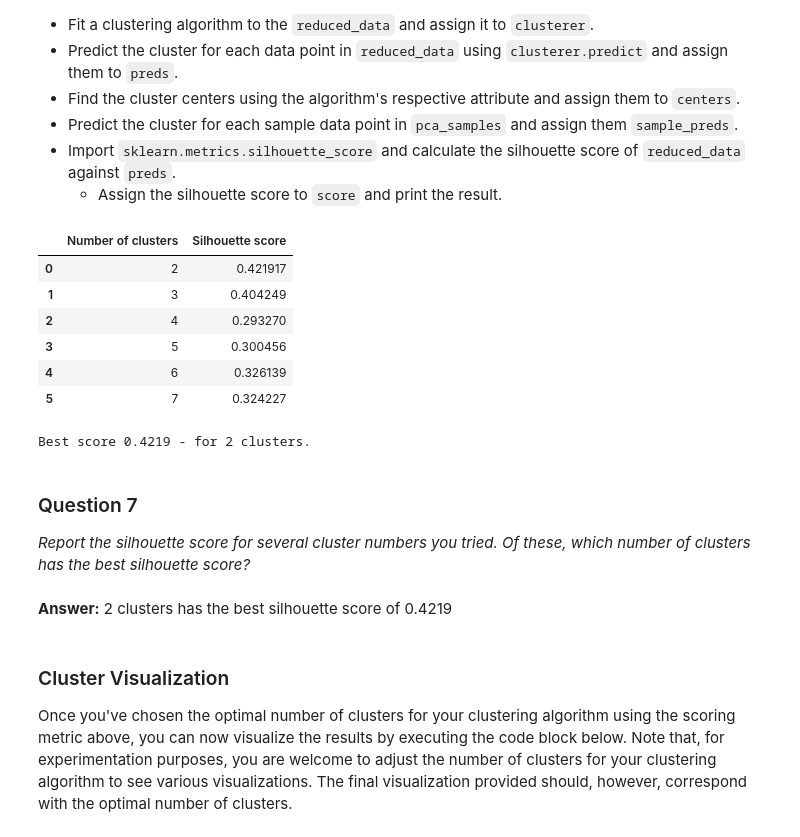
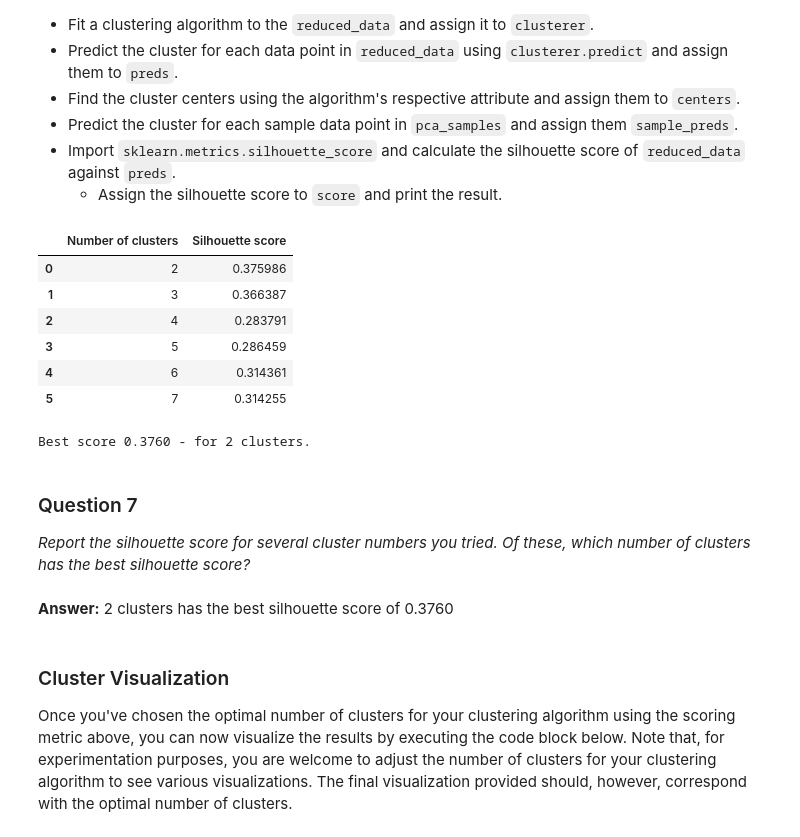
Before and after one commit to dmytrofisher/machine-learning, a Jupyter notebook: projects/customer_segments/customer_segments.ipynb, the cells around one changed output. Cells and saved outputs as stored; diff of their text form; code cells hidden in the pictures.

```diff
--- a/projects/customer_segments/customer_segments.ipynb
+++ b/projects/customer_segments/customer_segments.ipynb
@@ -119,21 +119,27 @@ In the code block below, you will need to implement the following:
 from sklearn.model_selection import train_test_split
 from sklearn.tree import DecisionTreeRegressor
 
-selected_feature = "Milk"
+def feature_score(feature_name, random_state):
+    # Make a copy of the DataFrame, using the 'drop' function to drop the given feature
+    new_data = data.drop(feature_name, axis = 1)
 
-# Make a copy of the DataFrame, using the 'drop' function to drop the given feature
-new_data = data.drop(selected_feature, axis = 1)
+    # Split the data into training and testing sets using the given feature as the target
+    X_train, X_test, y_train, y_test = train_test_split(new_data,
+        data[feature_name], test_size = 0.25, random_state = random_state)
 
-# Split the data into training and testing sets using the given feature as the target
-X_train, X_test, y_train, y_test = train_test_split(new_data,
-    data[selected_feature], test_size = 0.25, random_state = 1984)
+    # Create a decision tree regressor and fit it to the training set
+    regressor = DecisionTreeRegressor(random_state = random_state)
+    regressor.fit(X_train, y_train)
 
-# Create a decision tree regressor and fit it to the training set
-regressor = DecisionTreeRegressor(random_state = 42)
-regressor.fit(X_train, y_train)
+    # Return the score of the prediction using the testing set
+    return regressor.score(X_test, y_test)
 
-# Report the score of the prediction using the testing set
-score = regressor.score(X_test, y_test)
+for feature in data.columns:
+    # Average score across multiple random launches
+    scores = [feature_score(feature, rnd) for rnd in range(0, 100)]
+    scores = filter(lambda s: s > 0, scores)
+    mean_score = np.mean(scores)
 
-print "R^2 score of \"{}\" feature explained by other features is {}".format(selected_feature, score)
+    # Report the score
+    print "R^2 score of \"{}\" feature explained by other features is {:.2f}".format(feature, mean_score)
 # %% [output]
@@ -467,47 +478,47 @@ def fit_clusterer(n_components):
     preds = clusterer.predict(reduced_data)
 
     # Find the cluster centers
     centers = clusterer.means_
 
     # Predict the cluster for each transformed sample data point
     sample_preds = clusterer.predict(pca_samples)
 
     # Calculate the mean silhouette coefficient for the number of clusters chosen
-    score = silhouette_score(reduced_data, preds)
+    score = silhouette_score(reduced_data, preds, metric = "mahalanobis")
 
     return clusterer, preds, centers, sample_preds, score
 
 num_clusters = range(2, 8)
 scores = [0.0] * len(num_clusters)
 
 # Repeat clsutering algorithm for different amount of clusters
 for ix, k in enumerate(num_clusters):
     score = fit_clusterer(k)[4]
     scores[ix] = score
 
 display(pd.DataFrame({"Number of clusters": num_clusters, "Silhouette score": scores}))
 
 # Optimal amount of clusters
 best_num_clusters = num_clusters[scores.index(max(scores))]
 
-# Fit once again for best amount of cluster
+# Fit once again for best amount of clusters
 clusterer, preds, centers, sample_preds, score = fit_clusterer(best_num_clusters)
 
 print "Best score {:.4f} - for {} clusters.".format(score, best_num_clusters)
 # %% [output]
 |  | Number of clusters | Silhouette score |
-| 0 | 2 | 0.421917 |
-| 1 | 3 | 0.404249 |
-| 2 | 4 | 0.293270 |
-| 3 | 5 | 0.300456 |
-| 4 | 6 | 0.326139 |
-| 5 | 7 | 0.324227 |
+| 0 | 2 | 0.375986 |
+| 1 | 3 | 0.366387 |
+| 2 | 4 | 0.283791 |
+| 3 | 5 | 0.286459 |
+| 4 | 6 | 0.314361 |
+| 5 | 7 | 0.314255 |
-Best score 0.4219 - for 2 clusters.
+Best score 0.3760 - for 2 clusters.
 # %% [markdown]
 ### Question 7
 *Report the silhouette score for several cluster numbers you tried. Of these, which number of clusters has the best silhouette score?*
 # %% [markdown]
-**Answer:** 2 clusters has the best silhouette score of 0.4219
+**Answer:** 2 clusters has the best silhouette score of 0.3760
 # %% [markdown]
 ### Cluster Visualization
 Once you've chosen the optimal number of clusters for your clustering algorithm using the scoring metric above, you can now visualize the results by executing the code block below. Note that, for experimentation purposes, you are welcome to adjust the number of clusters for your clustering algorithm to see various visualizations. The final visualization provided should, however, correspond with the optimal number of clusters.
```
Also changed, not shown: parts of 7 cells of this notebook, 1 other file.
